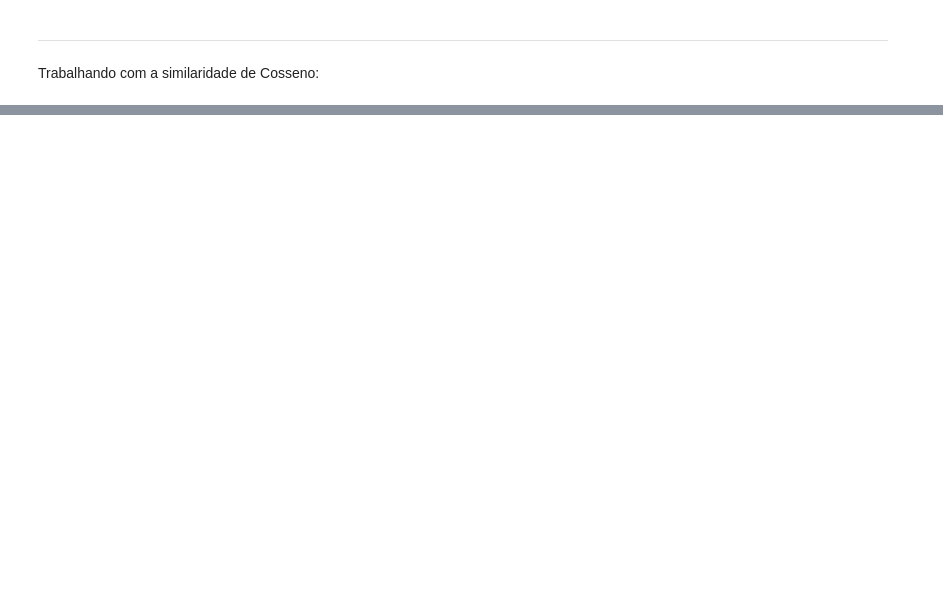
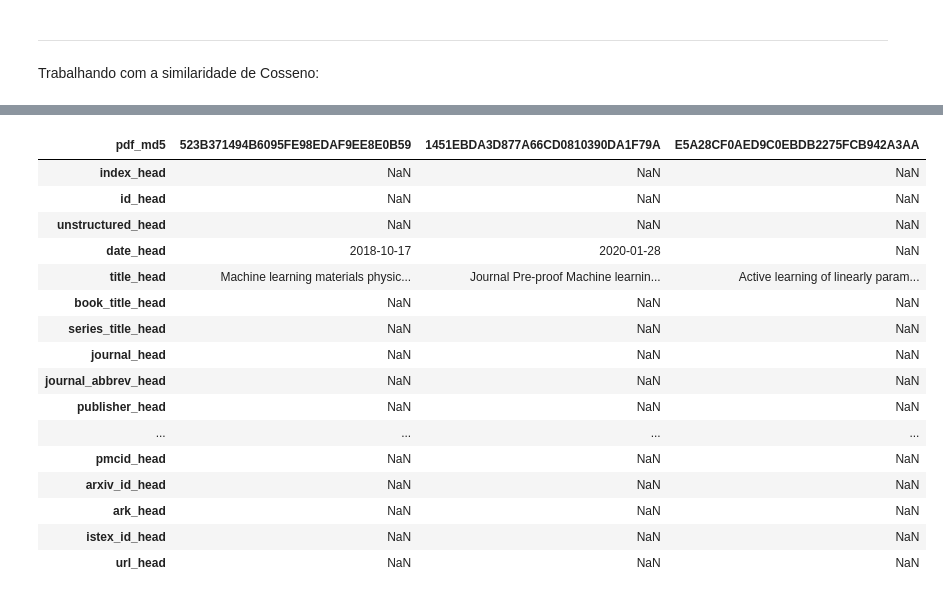
Before and after one commit to Vieirbat/Summarticles, a Jupyter notebook: notebooks/TextMining.ipynb, the cells around one changed output, grey strips where cells are left out. Saved outputs shown, nothing was run; the diff lists cells and outputs as text; code cells hidden in the pictures; blank space fills up the shorter version.

```diff
--- a/notebooks/TextMining.ipynb
+++ b/notebooks/TextMining.ipynb
@@ -592,0 +831,20 @@ df_cos_tfidf_sim.head()
+# %%
+dict_dfs['df_doc_head'].head(3).T
+# %% [output]
+| pdf_md5 | 523B371494B6095FE98EDAF9EE8E0B59 | 1451EBDA3D877A66CD0810390DA1F79A | E5A28CF0AED9C0EBDB2275FCB942A3AA |
+| index_head | NaN | NaN | NaN |
+| id_head | NaN | NaN | NaN |
+| unstructured_head | NaN | NaN | NaN |
+| date_head | 2018-10-17 | 2020-01-28 | NaN |
+| title_head | Machine learning materials physic... | Journal Pre-proof Machine learnin... | Active learning of linearly param... |
+| book_title_head | NaN | NaN | NaN |
+| series_title_head | NaN | NaN | NaN |
+| journal_head | NaN | NaN | NaN |
+| journal_abbrev_head | NaN | NaN | NaN |
+| publisher_head | NaN | NaN | NaN |
+| ... | ... | ... | ... |
+| pmcid_head | NaN | NaN | NaN |
+| arxiv_id_head | NaN | NaN | NaN |
+| ark_head | NaN | NaN | NaN |
+| istex_id_head | NaN | NaN | NaN |
+| url_head | NaN | NaN | NaN |
```
Also changed, not shown: parts of 40 cells of this notebook, 2 other files.
